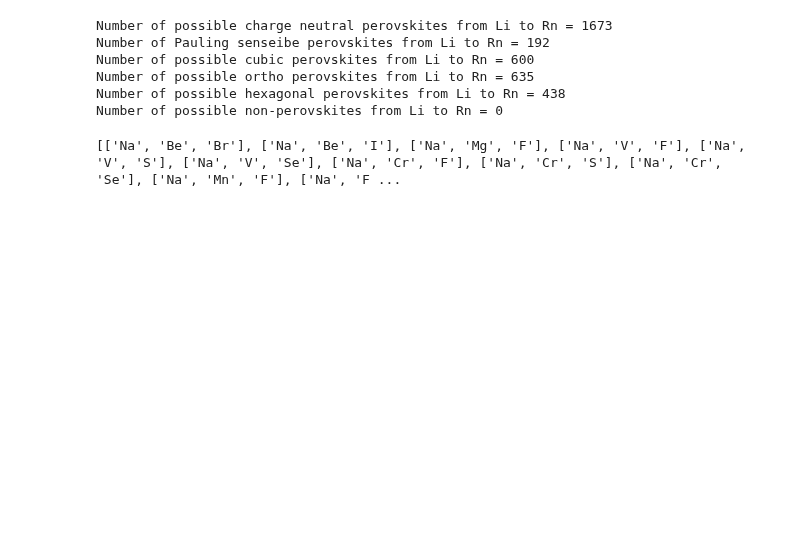
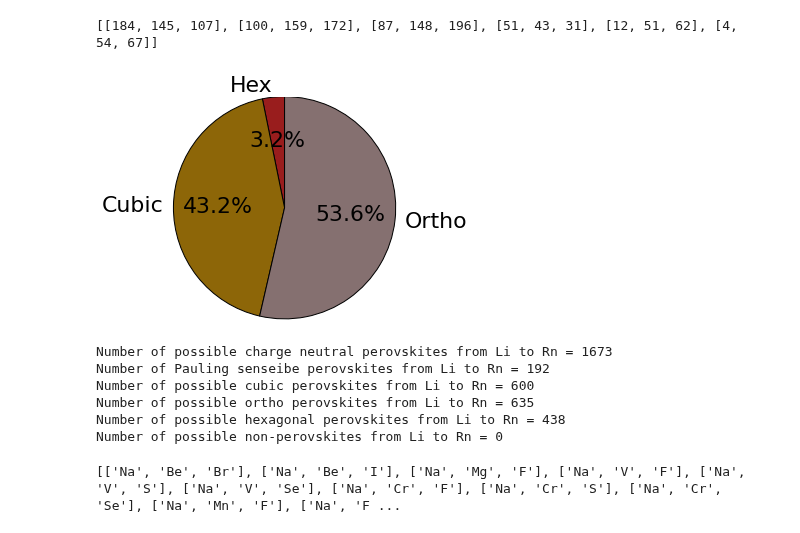
Before and after one commit to WMD-group/SMACT, a Jupyter notebook: examples/PerovskiteSpace/Perovskites_Notebook2.ipynb, the cells around one changed output. Cells and saved outputs as stored; diff of their text form; code cells hidden in the pictures; blank space fills up the shorter version.

Commit message:
Searched through individual anion spaces

```diff
--- a/examples/PerovskiteSpace/Perovskites_Notebook2.ipynb
+++ b/examples/PerovskiteSpace/Perovskites_Notebook2.ipynb
@@ -40,10 +43,14 @@ goldschmidt_ortho = []
 a_too_large = []
 A_B_similar = []
 pauling_perov = []
-for A in A_list:
+anion_stats = []
+for C in C_list:
+    anion_hex = 0
+    anion_cub = 0
+    anion_ort = 0
     for B in B_list:
-        if B[0] != A[0]:
-            for C in C_list:
+        for A in A_list:
+            if B[0] != A[0]:
                 if C[0] != A[0] and C[0] != B[0]:
                     if int(A[1])+int(B[1])+3*int(C[1]) == 0:
                          charge_balanced.append([A[0],B[0],C[0]])
@@ -56,12 +63,27 @@ for A in A_list:
                          tol = (float(A[2]) + C[2])/(np.sqrt(2)*(float(B[2])+C[2]))
                          if tol > 1.0:
                             a_too_large.append([A[0],B[0],C[0]])
+                            anion_hex = anion_hex+1
                          if tol > 0.9 and tol <= 1.0:
                             goldschmidt_cubic.append([A[0],B[0],C[0]])
+                            anion_cub = anion_cub + 1
                          if tol >= 0.71 and tol < 0.9:
                             goldschmidt_ortho.append([A[0],B[0],C[0]])
+                            anion_ort = anion_ort + 1
                          if tol < 0.71:
                             A_B_similar.append([A[0],B[0],C[0]])
+    anion_stats.append([anion_hex,anion_cub,anion_ort])
+# %%
+print anion_stats
+colours=['#991D1D','#8D6608','#857070']
+matplotlib.rcParams.update({'font.size': 22})
+plt.pie(anion_stats[5],labels=['Hex','Cubic','Ortho']
+        ,startangle=90,autopct='%1.1f%%',colors=colours)
+plt.axis('equal')
+plt.savefig('I-perovskites.png')
+# %% [output]
+[[184, 145, 107], [100, 159, 172], [87, 148, 196], [51, 43, 31], [12, 51, 62], [4, 54, 67]]
+[figure, added]
 # %%
 
 
```
Also changed, not shown: parts of 1 cell of this notebook, 1 other file.
